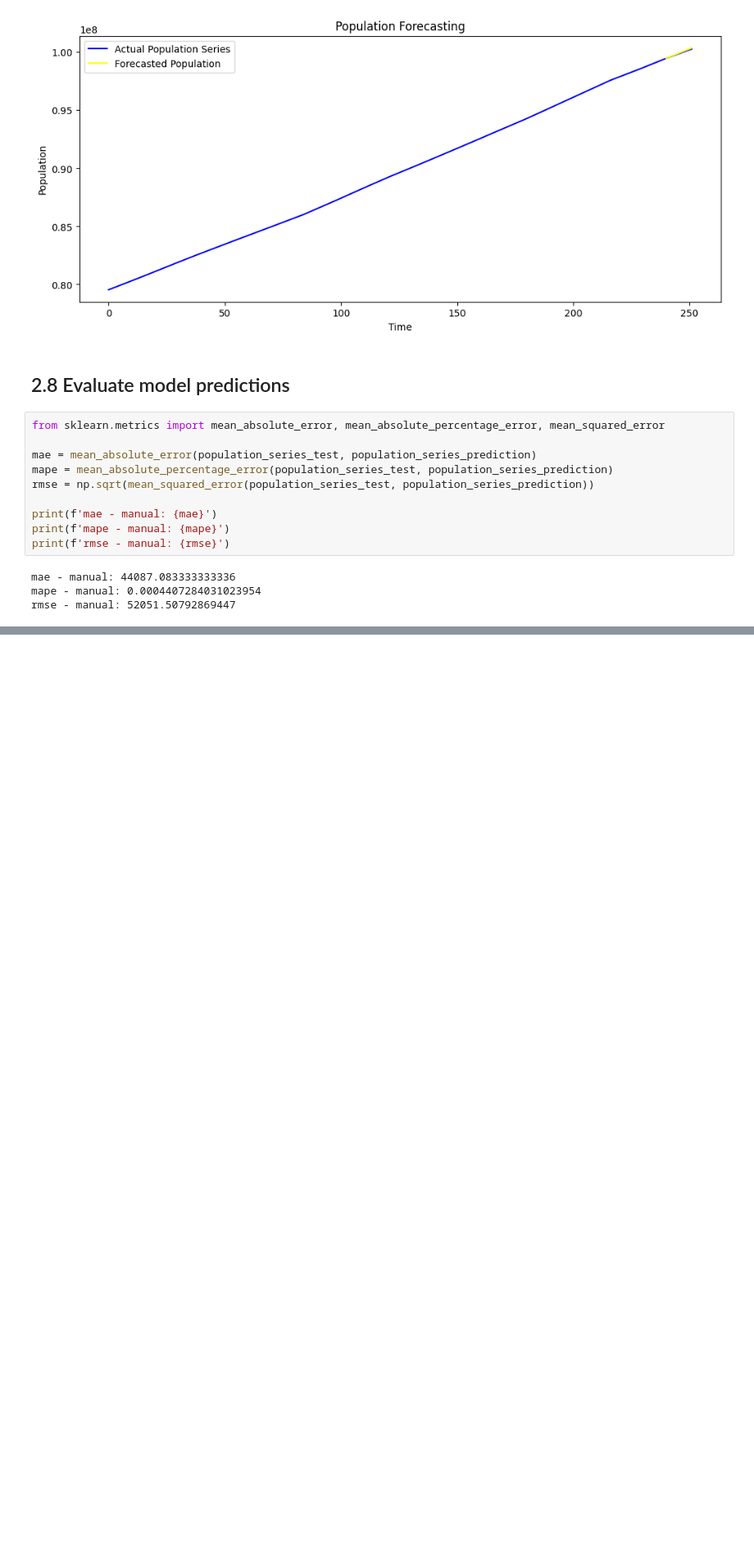
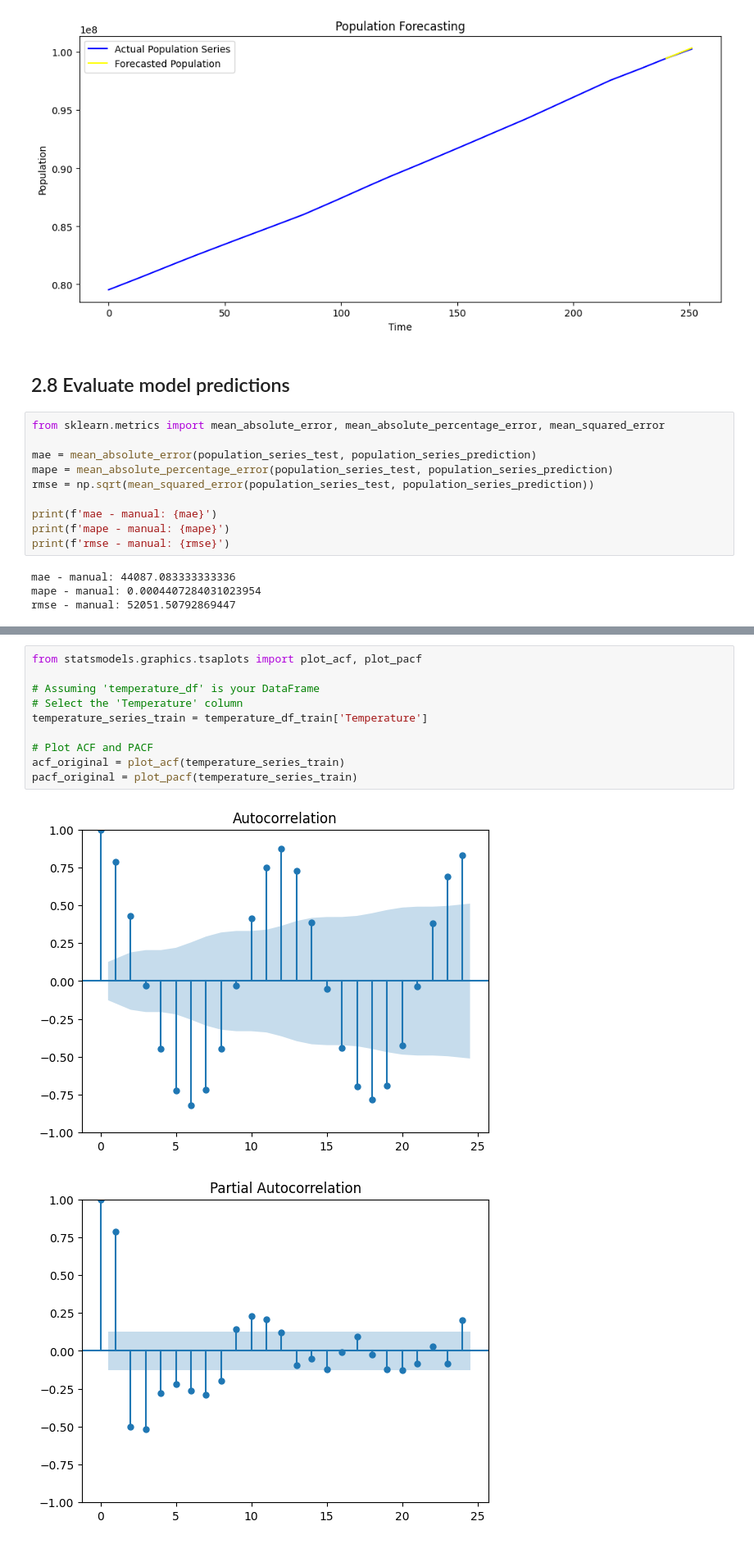
Before and after one commit to phatdtvdvt/Electricity-generation-predictor, a Jupyter notebook: [Part 3] Predicting_Exogenous_Variable_Using_ARIMA_SARIMA.ipynb, the cells around one changed output, grey strips where cells are left out. Shown at 82% size. Drawn from its saved outputs; the diff is of its cells as text; blank space fills up the shorter version.

```diff
--- a/[Part 3] Predicting_Exogenous_Variable_Using_ARIMA_SARIMA.ipynb
+++ b/[Part 3] Predicting_Exogenous_Variable_Using_ARIMA_SARIMA.ipynb
@@ -333,0 +354,13 @@ rmse - manual: 52051.50792869447
+# %%
+from statsmodels.graphics.tsaplots import plot_acf, plot_pacf
+
+# Assuming 'temperature_df' is your DataFrame
+# Select the 'Temperature' column
+temperature_series_train = temperature_df_train['Temperature']
+
+# Plot ACF and PACF
+acf_original = plot_acf(temperature_series_train)
+pacf_original = plot_pacf(temperature_series_train)
+# %% [output]
+[figure, added]
+[figure, added]
```
Also changed, not shown: parts of 59 cells of this notebook, 11 other files.
